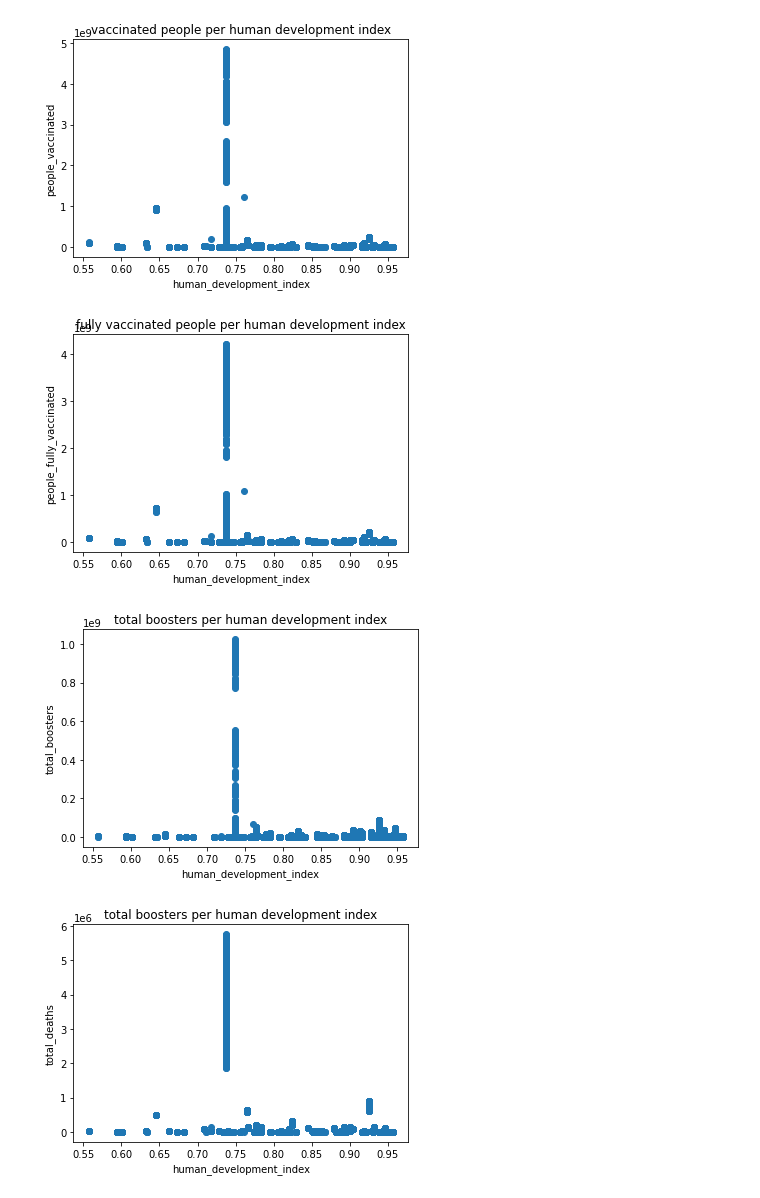
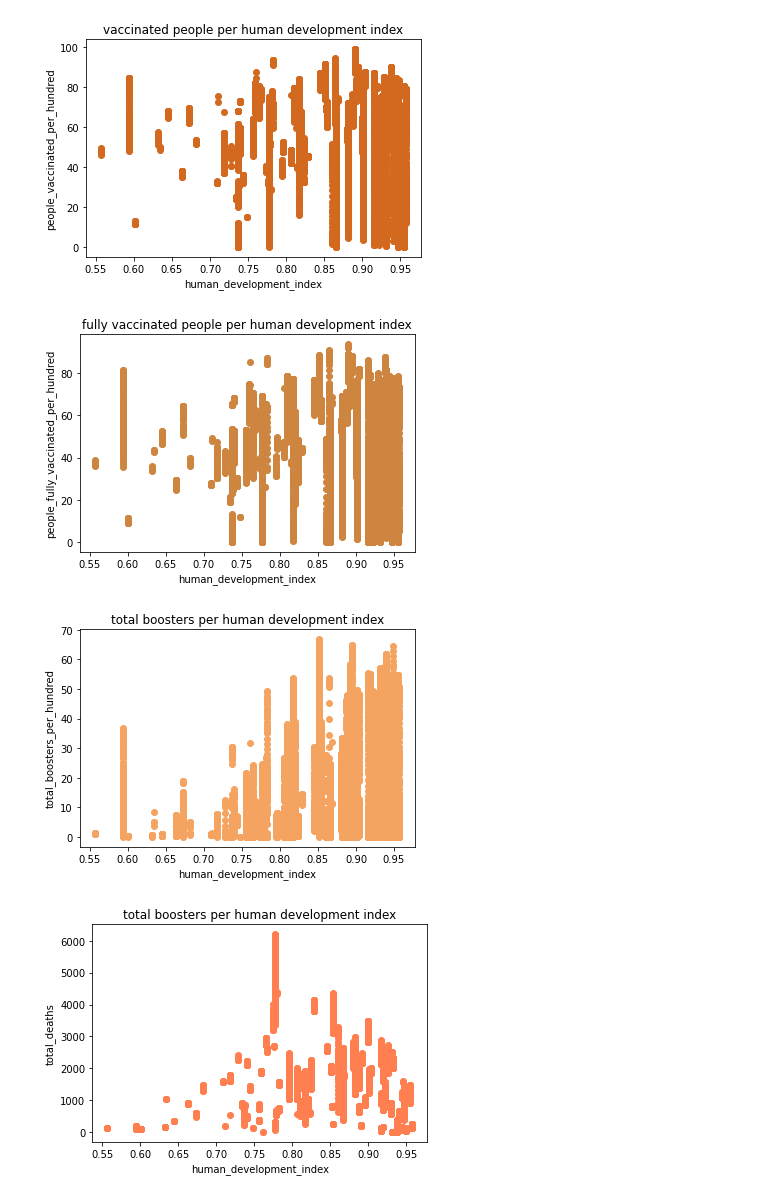
Before and after one commit to SamantaDilm/voila, a Jupyter notebook: notebooks/FinalProject.ipynb, the cells around one changed output. Cells and saved outputs as stored; diff of their text form; code cells hidden in the pictures.

```diff
--- a/notebooks/FinalProject.ipynb
+++ b/notebooks/FinalProject.ipynb
@@ -2,13 +2,17 @@
 import altair as alt
 import ipywidgets as widgets
 import pandas as pd
+import numpy as np
 from ipywidgets import interact
 import matplotlib.pyplot as plt
+from colorama import Fore
+from colorama import Style
 
+print(f'This is the covid database showcasingthe percentage of {Style.RESET_ALL} {Fore.RED}people vaccinated{Style.RESET_ALL}, {Fore.MAGENTA}fully vaccinated{Style.RESET_ALL} and{Fore.BLUE} boostered{Style.RESET_ALL}. \n')
+print(f'Additionally, the {Fore.GREEN}human development index{Style.RESET_ALL} and{Fore.CYAN} total deaths per million{Style.RESET_ALL} inhabitants has been shown ')
 covid = pd.read_csv("https://covid.ourworldindata.org/data/owid-covid-data.csv", parse_dates=['date'])
-covid.dropna(subset = ['people_fully_vaccinated', 'people_vaccinated', 'total_boosters','human_development_index', 'total_deaths'], inplace=True)
-covid.loc[:, ['people_fully_vaccinated', 'people_vaccinated', 'total_boosters','human_development_index', 'total_deaths']]
-
+covid.dropna(subset = ['people_fully_vaccinated_per_hundred', 'people_vaccinated_per_hundred', 'total_boosters_per_hundred','human_development_index', 'total_deaths_per_million'], inplace=True)
+covid.loc[:, ['people_fully_vaccinated_per_hundred', 'people_vaccinated_per_hundred', 'total_boosters_per_hundred','human_development_index', 'total_deaths_per_million']]
 
 #Does the the human development index influence the amount of vaccinations the population takes
 #Does the amount of vaccinations taken really improve less the crisis (less deaths/cases)
@@ -30,40 +37,40 @@ covid.loc[:, ['people_fully_vaccinated', 'people_vaccinated', 'total_boosters','
 # %%
 covid.dropna(subset = ['people_fully_vaccinated', 'people_vaccinated', 'total_boosters','human_development_index'], inplace=True)
+covid.loc[:, ['people_fully_vaccinated_per_hundred', 'people_vaccinated_per_hundred', 'total_boosters_per_hundred','human_development_index', 'total_deaths_per_million']]
 
 a = 'human_development_index'
-b = 'people_vaccinated'
-
-plot_a= plt.scatter(covid.human_development_index,covid.people_vaccinated)
+b = 'people_vaccinated_per_hundred'
+plot_a= plt.scatter(covid.human_development_index,covid.people_vaccinated_per_hundred, color= 'chocolate')
 plt.title('vaccinated people per human development index')
 plt.xlabel(a)
 plt.ylabel(b)
 plt.show()
 
-y = 'people_fully_vaccinated'
-plot_b= plt.scatter(covid.human_development_index,covid.people_fully_vaccinated)
+y = 'people_fully_vaccinated_per_hundred'
+plot_b= plt.scatter(covid.human_development_index,covid.people_fully_vaccinated_per_hundred, color= 'peru')
 plt.title('fully vaccinated people per human development index')
 plt.xlabel(a)
 plt.ylabel(y)
 plt.show()
 
-q = 'total_boosters'
-plot_c= plt.scatter(covid.human_development_index,covid.total_boosters)
+q = 'total_boosters_per_hundred'
+plot_c= plt.scatter(covid.human_development_index,covid.total_boosters_per_hundred, color= 'sandybrown')
 plt.title('total boosters per human development index')
 plt.xlabel(a)
 plt.ylabel(q)
 plt.show()
 # %% [output]
-[figure, old version]
+[figure, new version]
-[figure, old version]
+[figure, new version]
-[figure, old version]
+[figure, new version]
 # %%
 p = 'human_development_index'
 q = 'total_deaths'
-plot_b= plt.scatter(covid.human_development_index,covid.total_deaths)
+plot_b= plt.scatter(covid.human_development_index,covid.total_deaths_per_million, color= 'coral')
 plt.title('total boosters per human development index')
 plt.xlabel(p)
 plt.ylabel(q)
 
 plt.show()
 # %% [output]
-[figure, old version]
+[figure, new version]
```
Also changed, not shown: parts of 1 cell of this notebook.
